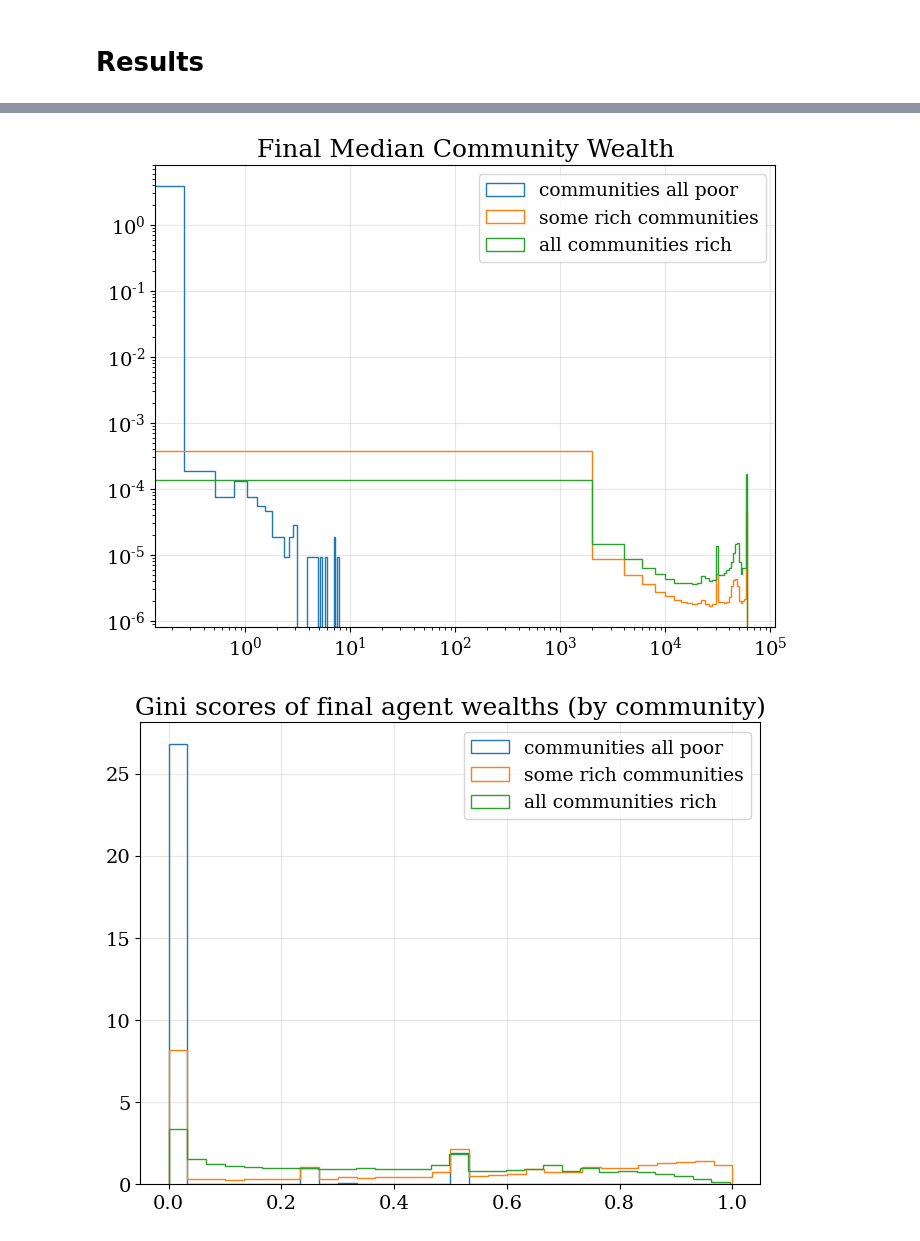
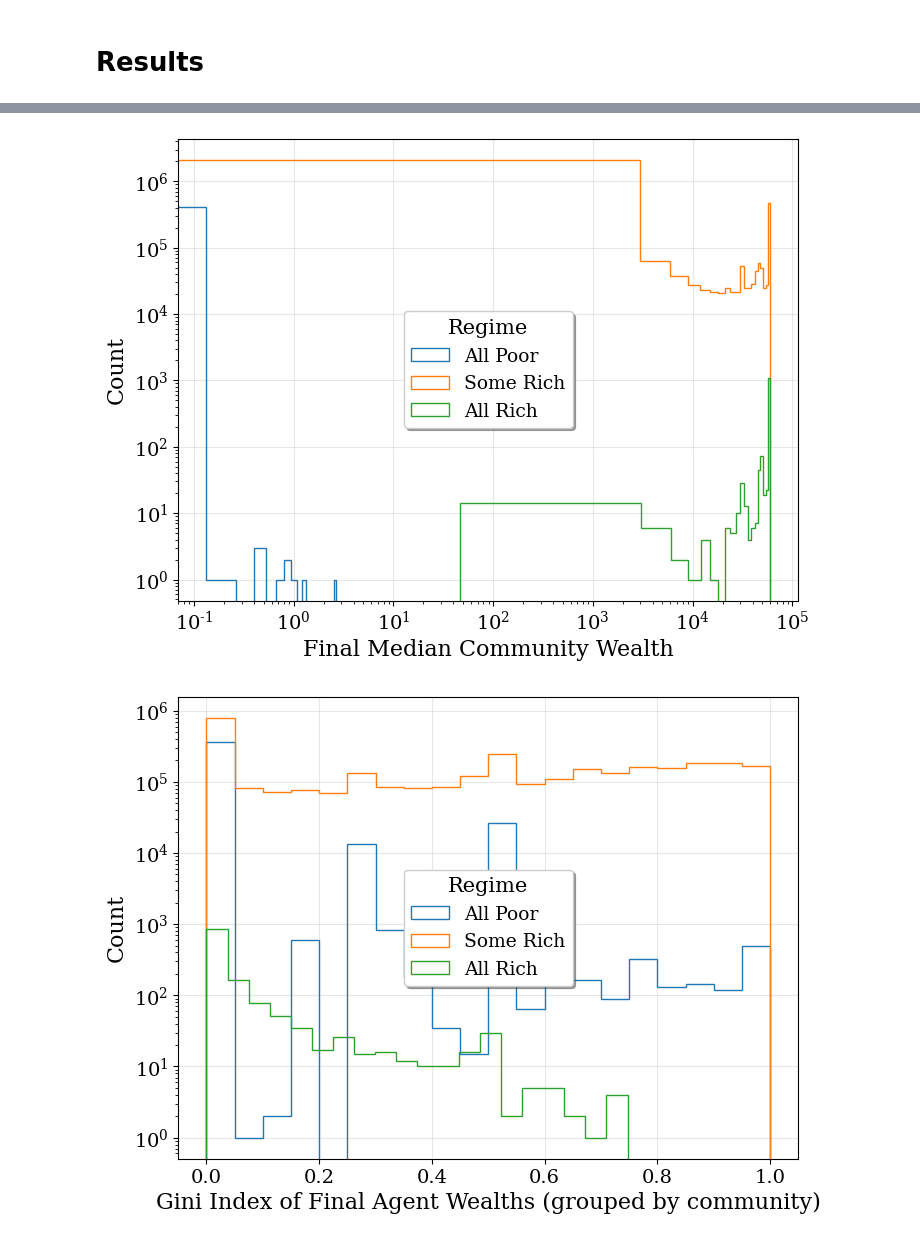
Before and after one commit to charlesaugdupont/poverty-trap, a Jupyter notebook: notebooks/comm_degree_median_wealth.ipynb, the cells around one changed output, grey strips where cells are left out. Drawn from its saved outputs; the diff is of its cells as text; code cells hidden in the pictures.

```diff
--- a/notebooks/comm_degree_median_wealth.ipynb
+++ b/notebooks/comm_degree_median_wealth.ipynb
@@ -90,7 +90,7 @@ for seed_folder in os.listdir("DATA/nodebt/"):
             deg.append(len(d))
 
         # determine regime
-        prop_richer = np.sum(COMMUNITY_W[:,-1]>COMMUNITY_W[:,0]) / NC
+        prop_richer = sum(data_W[-1] > data_W[0]) / 1225
         assert 0 <= prop_richer <= 1
 
         if prop_richer == 0:
@@ -132,10 +161,13 @@ with open("comm_deg_median_w.pickle", "rb") as f:
 # %%
-plt.hist(result[0]["avg_w"], histtype="step", bins=30, density=True, label=regime_name[0])
-plt.hist(result[1]["avg_w"], histtype="step", bins=30, density=True, label=regime_name[1])
-plt.hist(result[2]["avg_w"], histtype="step", bins=30, density=True, label=regime_name[2])
+regime_name = {0:"All Poor", 1:"Some Rich", 2:"All Rich"}
+
+plt.hist(result[0]["avg_w"], histtype="step", bins=20, label=regime_name[0])
+plt.hist(result[1]["avg_w"], histtype="step", bins=20, label=regime_name[1])
+plt.hist(result[2]["avg_w"], histtype="step", bins=20, label=regime_name[2])
 plt.xscale("log")
 plt.yscale("log")
-plt.legend()
-plt.title("Final Average Community Wealth")
+plt.legend(loc="center", title="Regime", shadow=True)
+plt.xlabel("Final Average Community Wealth")
+plt.ylabel("Count")
 plt.show()
 # %% [output]
@@ -143,22 +175,25 @@ plt.show()
 # %%
-plt.hist(result[0]["med_w"], histtype="step", bins=30, density=True, label=regime_name[0])
-plt.hist(result[1]["med_w"], histtype="step", bins=30, density=True, label=regime_name[1])
-plt.hist(result[2]["med_w"], histtype="step", bins=30, density=True, label=regime_name[2])
+plt.hist(result[0]["med_w"], histtype="step", bins=20, label=regime_name[0])
+plt.hist(result[1]["med_w"], histtype="step", bins=20, label=regime_name[1])
+plt.hist(result[2]["med_w"], histtype="step", bins=20, label=regime_name[2])
 plt.xscale("log")
 plt.yscale("log")
-plt.legend()
-plt.title("Final Median Community Wealth")
+plt.legend(title="Regime", shadow=True, loc="center")
+plt.xlabel("Final Median Community Wealth")
+plt.ylabel("Count")
 plt.show()
 # %% [output]
-[figure, old version]
+[figure, new version]
 # %%
 for r in [0, 1, 2]:
     g = [x for x in result[r]["gini"] if 0<=x<=1]
-    plt.hist(g, histtype="step", bins=30, density=True, label=regime_name[r])
+    plt.hist(g, histtype="step", bins=20, label=regime_name[r])
 
-plt.legend()
-plt.title("Gini scores of final agent wealths (by community)")
+plt.legend(title="Regime", shadow=True)
+plt.yscale("log")
+plt.xlabel("Gini Index of Final Agent Wealths\n(grouped by community)")
+plt.ylabel("Count")
 plt.show()
 # %% [output]
-[figure, old version]
+[figure, new version]
 # %%
```
Also changed, not shown: parts of 6 cells of this notebook, 2 other files.
